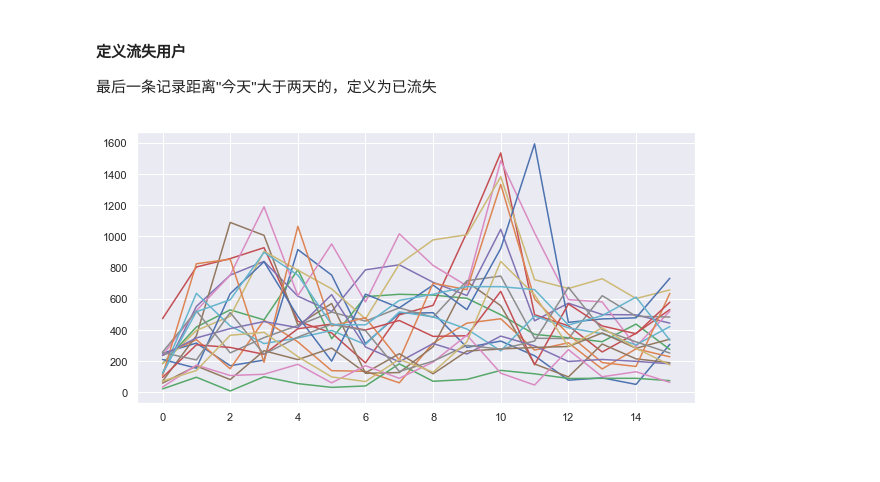
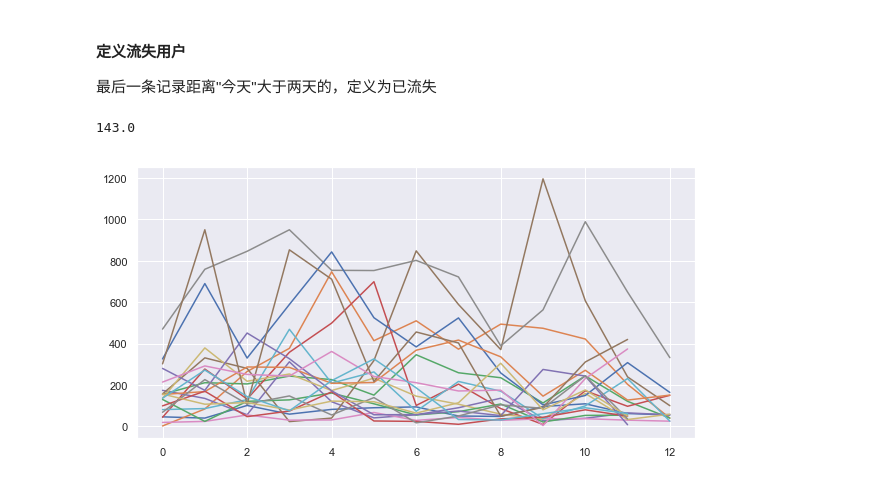
Before and after one commit to GuoQPro/user_operation_analysis, a Jupyter notebook: EOT_USER_OP_RECORD.ipynb, the cells around one changed output. Saved outputs shown, nothing was run; the diff lists cells and outputs as text; code cells hidden in the pictures.

```diff
--- a/EOT_USER_OP_RECORD.ipynb
+++ b/EOT_USER_OP_RECORD.ipynb
@@ -409,3 +430,6 @@ pd_coutry_group = pd_coutry_group.reset_index()
 # %%
 country_name_list = [pu.get_country_name_by_alpha2_code(z) for z in pd_coutry_group["country"]];
-values = [list(z) for z in zip(country_name_list, pd_coutry_group["mean"])];
+for i in range(len(country_name_list)):
+    country_name_list[i] = pu.rectify_country_name_for_pyechart(country_name_list[i]);
+map_world_ui_mean = pc.ChartWorldMap(country_name_list, pd_coutry_group["median"].apply(lambda x: round(x)), "UI打开次数(中位数)", 0, 500);
+map_world_ui_mean.render_notebook()
@@ -441,11 +451,13 @@ prev_ui_list = {}
 recommendation_index_list = {}
 buy_recommendation_times_list = {}
 buy_recommendation_user_list = {}
+chest_list = [];
 def buy_item_from_promotion(ops, user_id):
     pre_ui = None;
     recommendation_index = 0;
     buy_recommendation_times = 0;
     global prev_ui_list;
+    global chest_list;
     for i in ops:
         args = i.split(":");
         op_type = int(args[0])
@@ -465,6 +477,7 @@ def buy_item_from_promotion(ops, user_id):
                     if user_id not in buy_recommendation_user_list:
                         buy_recommendation_user_list[user_id] = 0;
                     buy_recommendation_user_list[user_id] += 1;
+                    chest_list.append(item_id);
         elif op_type == OP_TYPE_OPEN_UI:
             pre_ui = args[1];
             if args[1] == "FlashRecommendedPackage_t#recommended_package":
@@ -552,0 +545,20 @@ c.render_notebook()
+# %%
+from pyecharts import options as opts
+chest_times = {}
+for i in chest_list:
+    if i not in chest_times:
+        chest_times[i] = 0;
+    chest_times[i] += 1;
+
+pd_chest_times = pd.DataFrame.from_dict(chest_times, orient = "index", columns = ["times"]).sort_values(by = "times", ascending = False);
+pd_chest_times = pd_chest_times.loc[pd_chest_times["times"] > 2]
+list_chest_name = [];
+for item_id in list(pd_chest_times.index):
+    item_name = get_chest_item_name(item_id);
+
+    if pu.isstring(item_name):
+        item_name += ("(" + str(item_id) + ")");
+    list_chest_name.append(item_name);
+pie_recommended_chest = pc.ChartPie(list_chest_name, pd_chest_times["times"], "", 120);
+#pie_recommended_chest.set_series_opts(label_opts=opts.LabelOpts(font_size=10));
+pie_recommended_chest.render_notebook()
@@ -557,10 +659,14 @@ c.render_notebook()
 # %% [markdown]
 #### 定义流失用户
 最后一条记录距离"今天"大于两天的，定义为已流失
+# %%
+parsed_data.loc[parsed_data["day_index"] < 1000,  "day_index"].max()
+# %% [output]
+143.0
 # %%
 def is_churn_user(x):
     latest_info_date = "05/15/20";
-    latest_day_num = pu.convert_datestring_to_day_num(latest_info_date);
+    latest_day_num = 143;#pu.convert_datestring_to_day_num(latest_info_date);
     last_login_day = x["max"];
     total_login_day_num = x["len"];
 
@@ -575,14 +681,15 @@ churn_user_group = pd_user_id_group.loc[pd_user_id_group.apply(lambda x: (is_chu
 churn_user_id_list = churn_user_group.index;
 # %%
 sample_num = 20;
-sample_list = range(sample_num);#np.random.randint(0, len(churn_user_id_list), sample_num)
+start_index = 0;
+sample_list = range(start_index, start_index + sample_num);#np.random.randint(0, len(churn_user_id_list), sample_num)
 plt.figure(figsize = (10, 5))
 for i in sample_list:
     user_id = churn_user_id_list[i]
     ordered_rec = parsed_data.loc[parsed_data["user_id"]
                                   == user_id].sort_values(by="day_index")
 
     data_array = np.array(ordered_rec["ui_num"])
     sns.lineplot(data=data_array)
 # %% [output]
-[figure, old version]
+[figure, new version]
```
Also changed, not shown: parts of 31 cells of this notebook.
